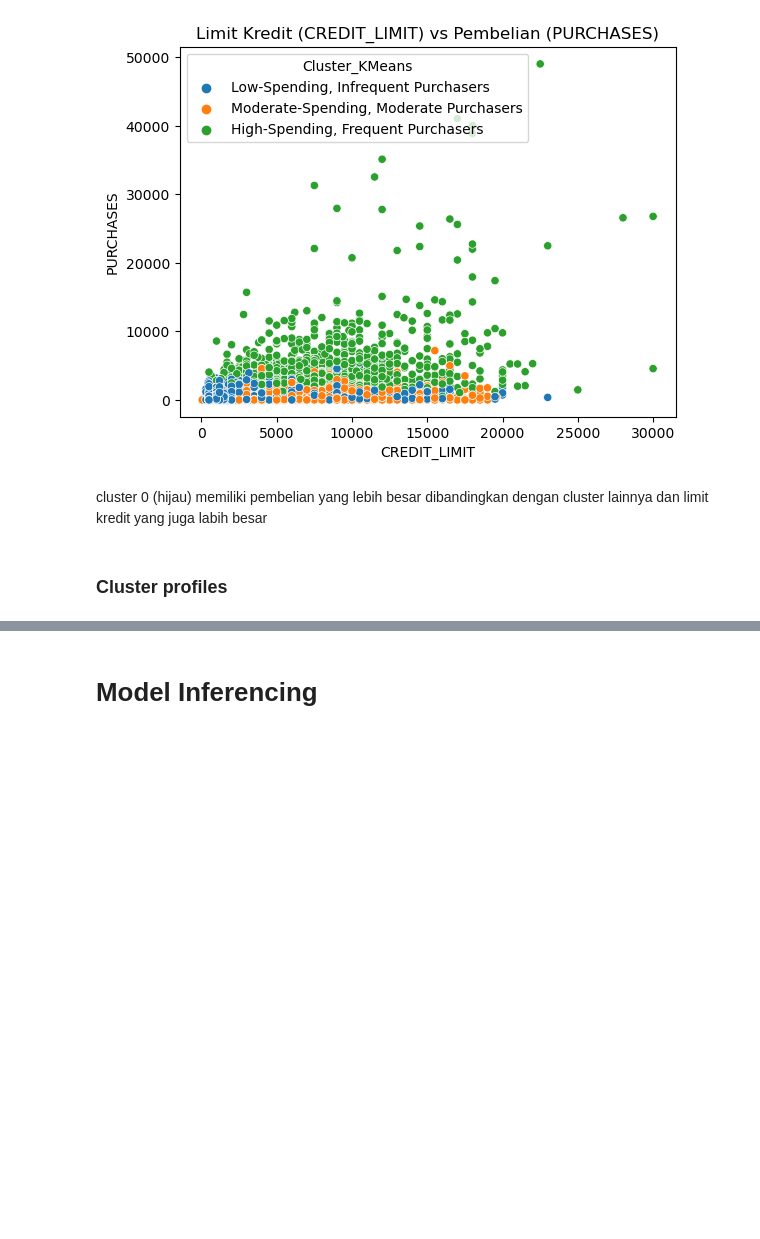
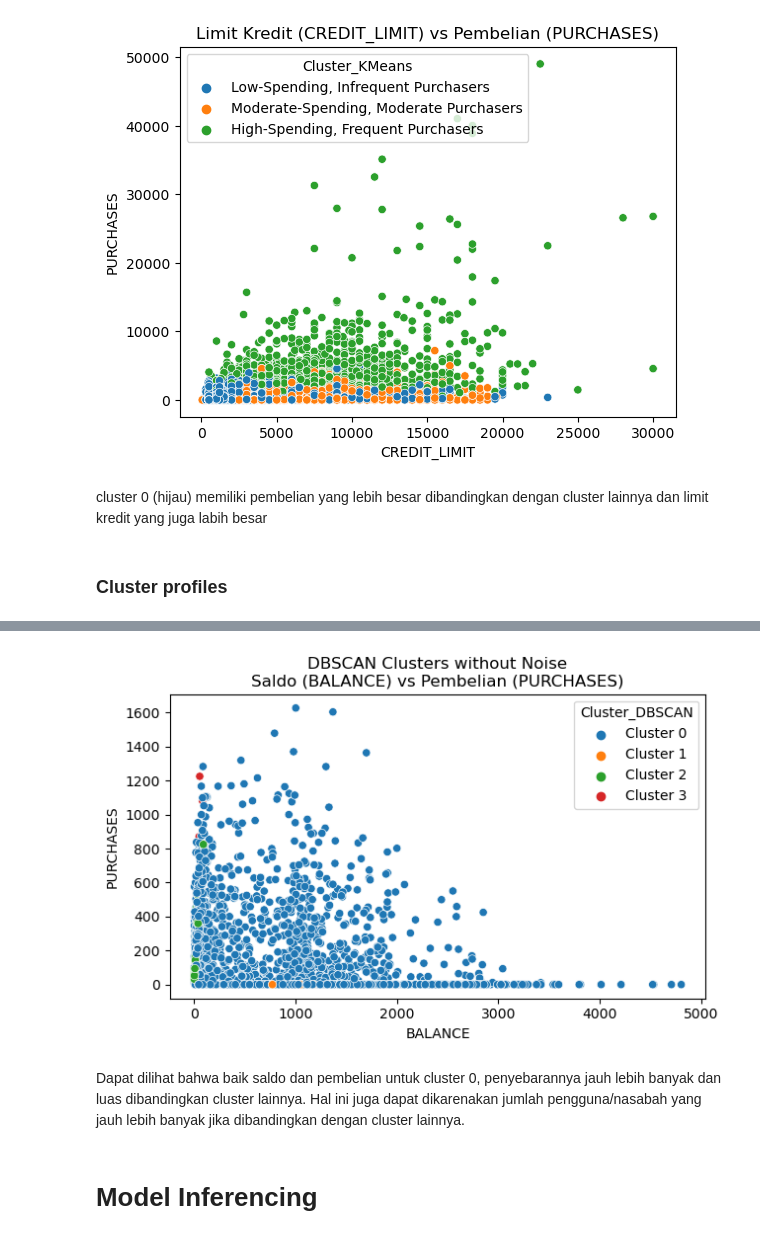
Before and after one commit to rnjasmine/PYTN_KampusMerdeka_fp4_JasmineNurRamadhani, a Jupyter notebook: PYTN_KampusMerdeka_fp4_JasmineNurRamadhani.ipynb, the cells around one changed output, grey strips where cells are left out. Saved outputs shown, nothing was run; the diff lists cells and outputs as text; code cells hidden in the pictures; blank space fills up the shorter version.

```diff
--- a/PYTN_KampusMerdeka_fp4_JasmineNurRamadhani.ipynb
+++ b/PYTN_KampusMerdeka_fp4_JasmineNurRamadhani.ipynb
@@ -557,2 +651,13 @@ Dapat dilihat dalam kolom 'BALANCE', 'PURCHASES', dan 'CREDIT_LIMIT',
+# %%
+# Scatter plot of two features
+plt.figure(figsize=(7,4))
+
+sns.scatterplot(x='BALANCE', y='PURCHASES', hue='Cluster_DBSCAN', data=df_clusters_no_noise)
+plt.title('DBSCAN Clusters without Noise\nSaldo (BALANCE) vs Pembelian (PURCHASES)')
+plt.show()
+# %% [output]
+[figure, added]
+# %% [markdown]
+Dapat dilihat bahwa baik saldo dan pembelian untuk cluster 0, penyebarannya jauh lebih banyak dan luas dibandingkan cluster lainnya. Hal ini juga dapat dikarenakan jumlah pengguna/nasabah yang jauh lebih banyak jika dibandingkan dengan cluster lainnya.
 # %% [markdown]
 # Model Inferencing
```
Also changed, not shown: parts of 20 cells of this notebook.
